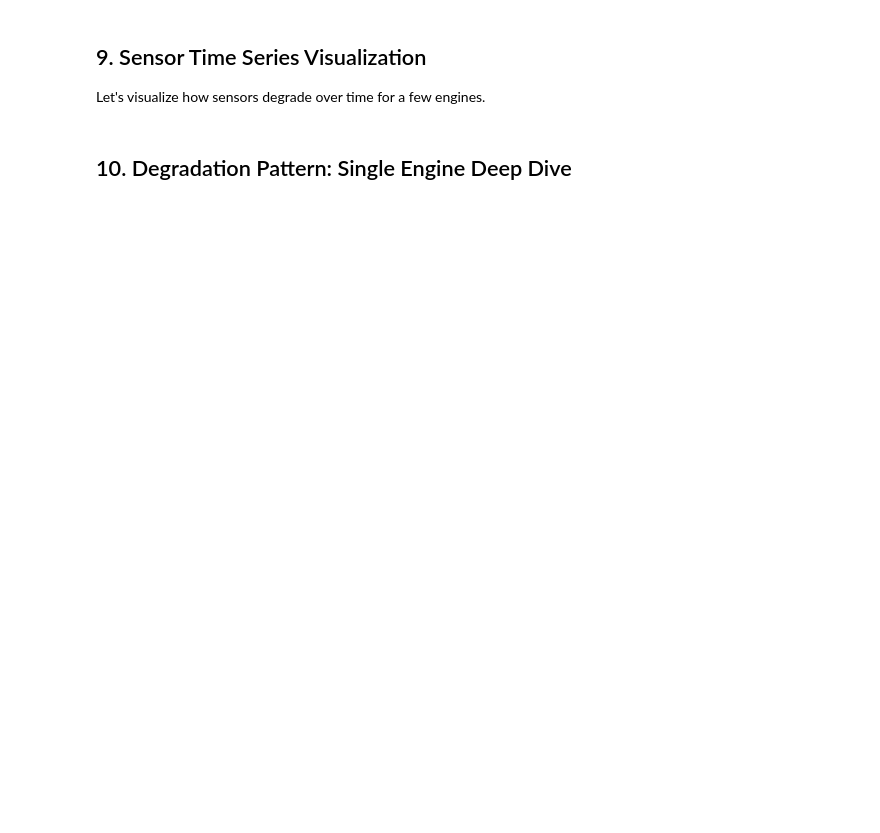
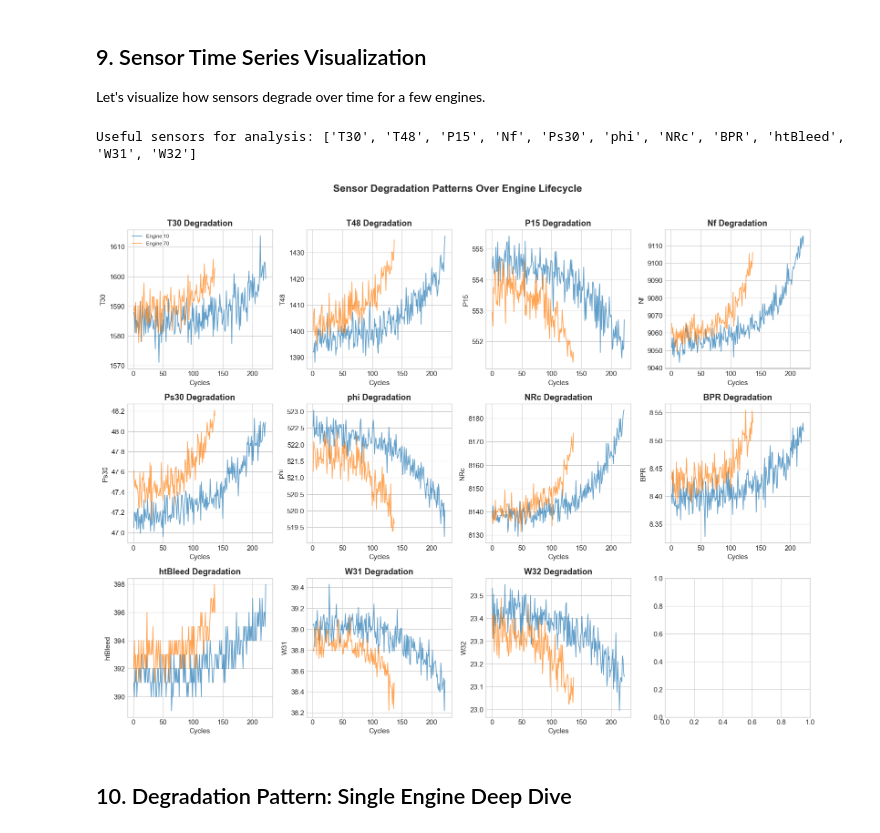
Before and after one commit to pverma-21/aircraft-engine-failure-ml-detection-system, a Jupyter notebook: 01_data_exploration.ipynb, the cells around one changed output. Drawn from its saved outputs; the diff is of its cells as text; code cells hidden in the pictures; blank space fills up the shorter version.

```diff
--- a/01_data_exploration.ipynb
+++ b/01_data_exploration.ipynb
@@ -269,37 +389,45 @@ sensor_df
 Let's visualize how sensors degrade over time for a few engines.
 # %%
 # Select key sensors for visualization (high variance sensors)
-key_sensors = ['T24', 'T30', 'T48', 'P30', 'Nf', 'Nc', 'phi', 'NRf', 'NRc', 'BPR', 'htBleed', 'W31', 'W32']
+#key_sensors = ['T24', 'T30', 'T48', 'P30', 'Nf', 'Nc', 'phi', 'NRf', 'NRc', 'BPR', 'htBleed', 'W31', 'W32']
 
 # Remove low variance sensors from key sensors
-useful_sensors = [s for s in key_sensors if s not in low_var_sensors]
+useful_sensors = [s for s in sensor_columns if s not in low_var_sensors]
 print(f"Useful sensors for analysis: {useful_sensors}")
+# %% [output]
+Useful sensors for analysis: ['T30', 'T48', 'P15', 'Nf', 'Ps30', 'phi', 'NRc', 'BPR', 'htBleed', 'W31', 'W32']
 # %%
 # Plot sensor degradation for multiple engines
-sample_engines = [1, 10, 50, 80, 100]
+sample_engines = [10, 70]
 
 fig, axes = plt.subplots(3, 4, figsize=(16, 12))
 axes = axes.flatten()
 
 sensors_to_plot = useful_sensors[:12]  # Plot first 12 useful sensors
 
 for idx, sensor in enumerate(sensors_to_plot):
     ax = axes[idx]
     for engine in sample_engines:
         engine_data = train_df[train_df['unit_number'] == engine]
         ax.plot(engine_data['time_cycles'], engine_data[sensor],
                 alpha=0.7, linewidth=1.2, label=f'Engine {engine}')
 
+    #set x and y limits
+    #ax.set_xlim(0, engine_data['time_cycles'].max())
+    #ax.set_ylim(engine_data[sensor].min()*0.5, engine_data[sensor].max()*1.5)
+
     ax.set_xlabel('Cycles')
     ax.set_ylabel(sensor)
     ax.set_title(f'{sensor} Degradation', fontweight='bold')
 
     if idx == 0:
         ax.legend(fontsize=8, loc='best')
 
 plt.suptitle('Sensor Degradation Patterns Over Engine Lifecycle', fontsize=16, fontweight='bold', y=1.02)
 plt.tight_layout()
 plt.show()
+# %% [output]
+[figure, added]
 # %% [markdown]
 ## 10. Degradation Pattern: Single Engine Deep Dive
 # %%
```
Also changed, not shown: parts of 24 cells of this notebook, 1 other file.
